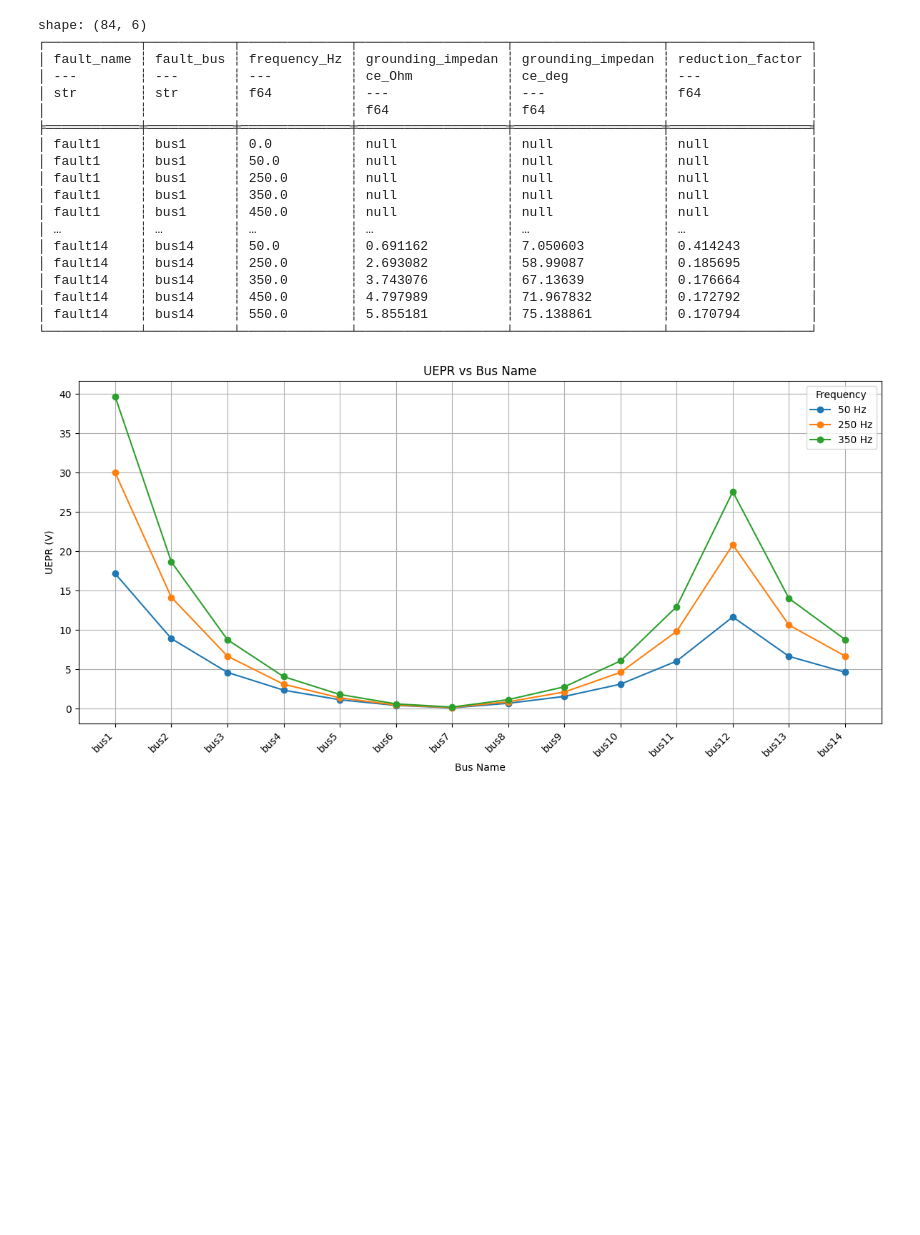
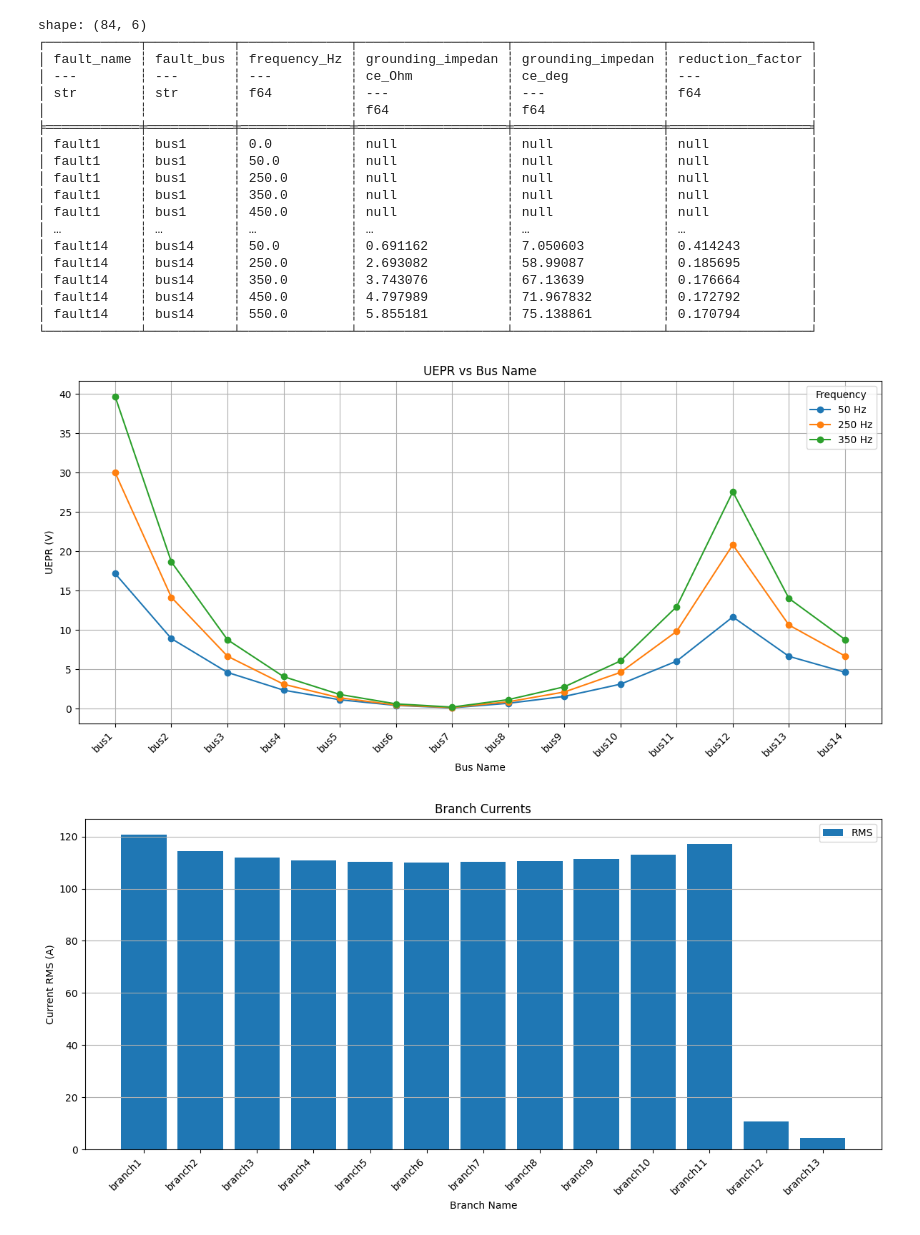
Before and after one commit to Ce1ectric/groundinsight, a Jupyter notebook: notebooks/groundingsight_simple_example.ipynb, the cells around one changed output. Cells and saved outputs as stored; diff of their text form; code cells hidden in the pictures; blank space fills up the shorter version.

```diff
--- a/notebooks/groundingsight_simple_example.ipynb
+++ b/notebooks/groundingsight_simple_example.ipynb
@@ -160,12 +160,13 @@ shape: (84, 6)
 # %%
 # Plot the results
 
 gi.plot_bus_voltages(result=result, frequencies=[50, 250, 350], show=False);
-#gi.plot_branch_currents(result=result)
-#gi.plot_bus_currents(result=result)
+gi.plot_branch_currents(result=result);
+gi.plot_bus_currents(result=result);
 
 
 
 #gi.plot_bus_voltages(result=result, frequencies=[50], show=False);
 # %% [output]
 [figure]
+[figure, added]
```
Also changed, not shown: parts of 1 cell of this notebook, 2 other files.
